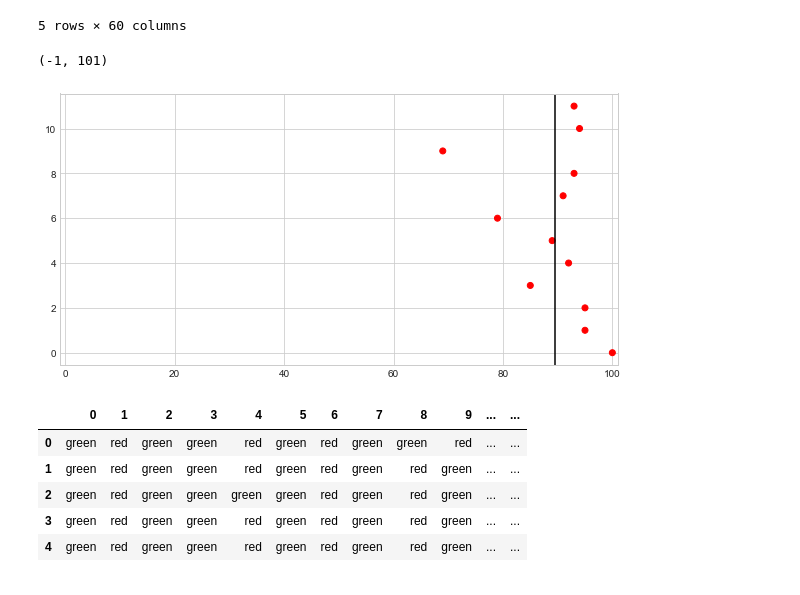
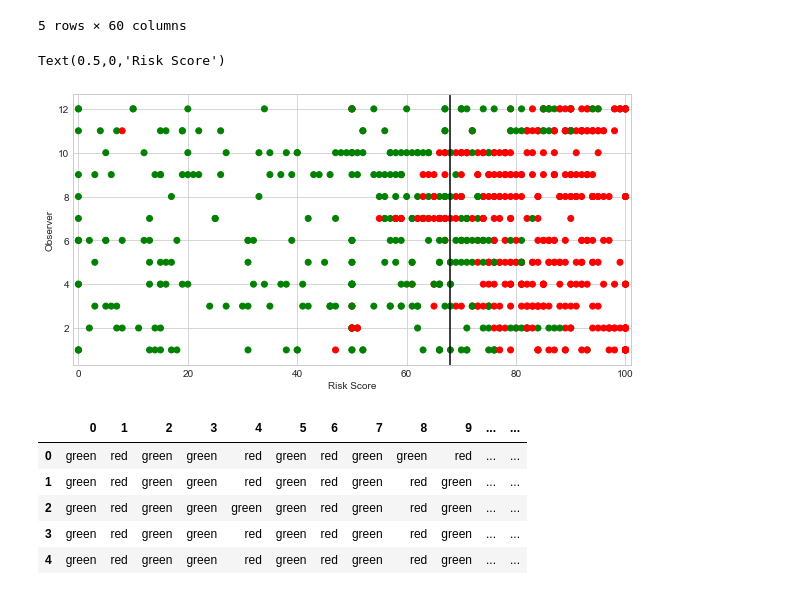
Before and after one commit to peterjmartinson/heart-survey, a Jupyter notebook: Survey.ipynb, the cells around one changed output. Saved outputs shown, nothing was run; the diff lists cells and outputs as text; code cells hidden in the pictures.

```diff
--- a/Survey.ipynb
+++ b/Survey.ipynb
@@ -71,19 +71,24 @@ waitlist.head()
 # %%
 # Test plot of scenario 11
 plt.rcParams['figure.figsize'] = [10, 5]
 question = 11
-y = risk.index.values
-x = risk[question]
-x_mean = risk[question].mean()
+y = risk.index.values + 1
 colors = waitlist
 colors[colors == 'Yes'] = 'green'
 colors[colors == 'No'] = 'red'
-plt.scatter(x, y, marker='o', color=colors[question])
-plt.axvline(x=x_mean, color='black')
+
+for question in range(60):
+    x = risk[question]
+    x_mean = risk[question].mean()
+    plt.scatter(x, y, marker='o', color=colors[question])
+plt.axvline(x=risk.mean().mean(), color='black')
 plt.xlim(-1, 101)
+plt.ylabel('Observer')
+plt.xlabel('Risk Score')
+# risk.mean().mean()
 # %% [output]
-(-1, 101)
+Text(0.5,0,'Risk Score')
-[figure, old version]
+[figure, new version]
 # %%
 ## Change Yes/No to green/red, for use in the graphs
 
```
Also changed, not shown: parts of 4 cells of this notebook, 1 other file.
